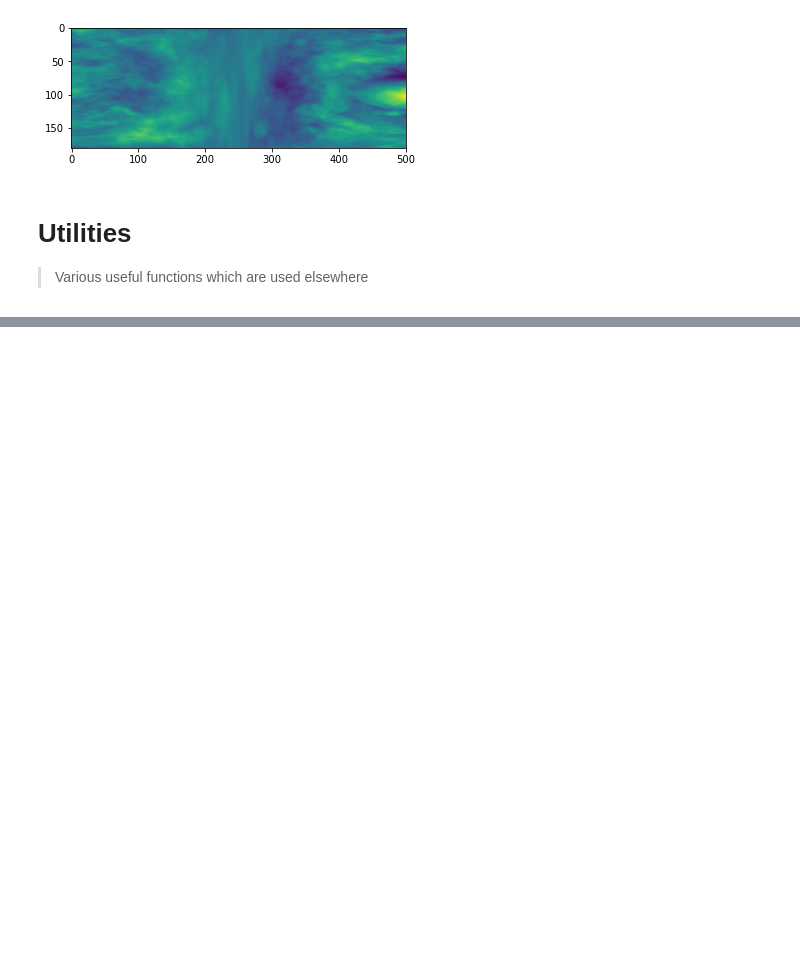
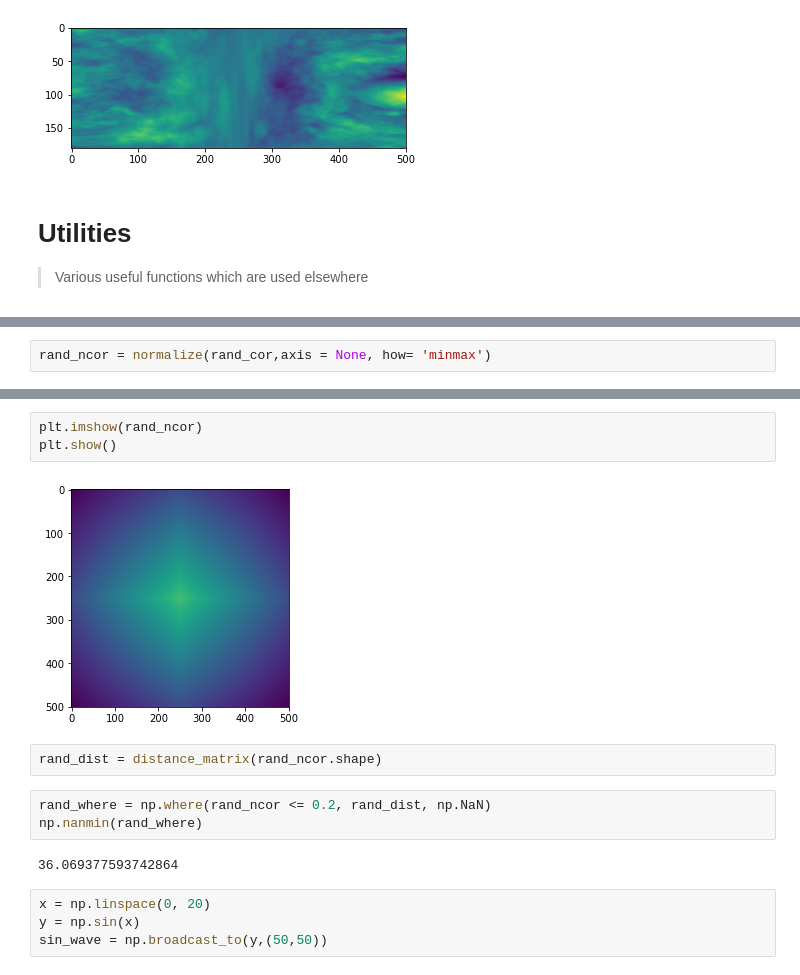
Before and after one commit to kpjmcg/rough, a Jupyter notebook: _proc/00_data.ipynb, the cells around one changed output, grey strips where cells are left out. Saved outputs shown, nothing was run; the diff lists cells and outputs as text; blank space fills up the shorter version.

```diff
--- a/_proc/00_data.ipynb
+++ b/_proc/00_data.ipynb
@@ -303,0 +418,2 @@ to verify against (might require some module aliasing, see CLI notebook for exam
+# %%
+rand_ncor = normalize(rand_cor,axis = None, how= 'minmax')
@@ -303,0 +424,16 @@ to verify against (might require some module aliasing, see CLI notebook for exam
+# %%
+plt.imshow(rand_ncor)
+plt.show()
+# %% [output]
+[figure, added]
+# %%
+rand_dist = distance_matrix(rand_ncor.shape)
+# %%
+rand_where = np.where(rand_ncor <= 0.2, rand_dist, np.NaN)
+np.nanmin(rand_where)
+# %% [output]
+36.069377593742864
+# %%
+x = np.linspace(0, 20)
+y = np.sin(x)
+sin_wave = np.broadcast_to(y,(50,50))
```
Also changed, not shown: parts of 41 cells of this notebook, 17 other files.
